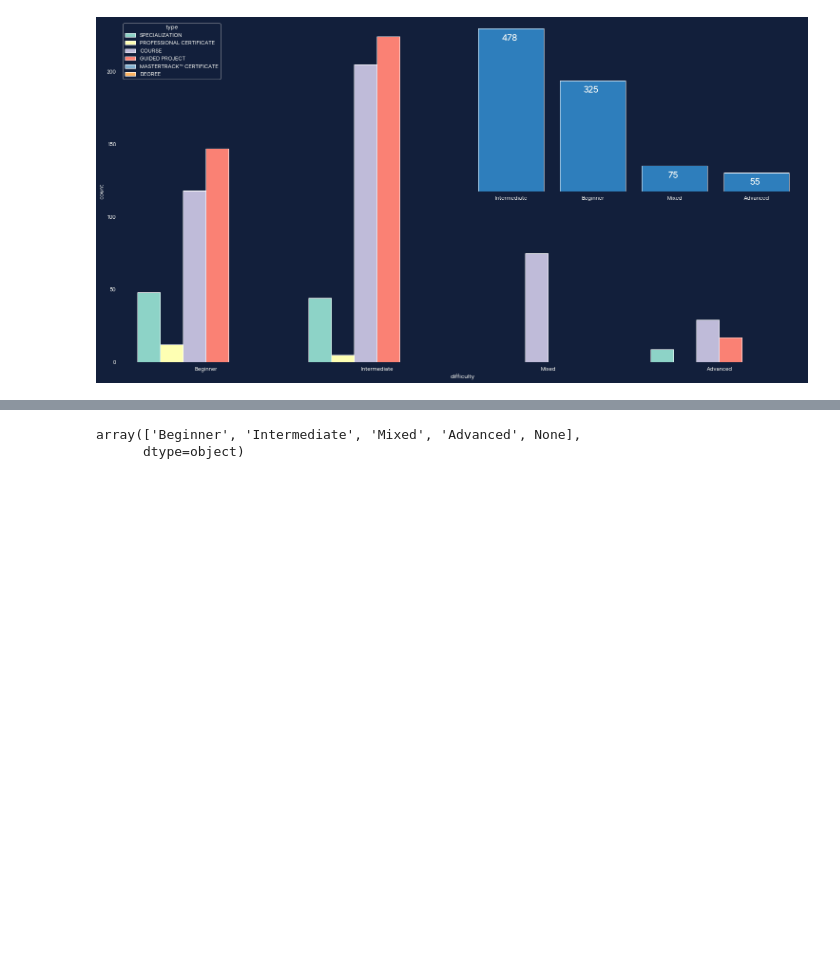
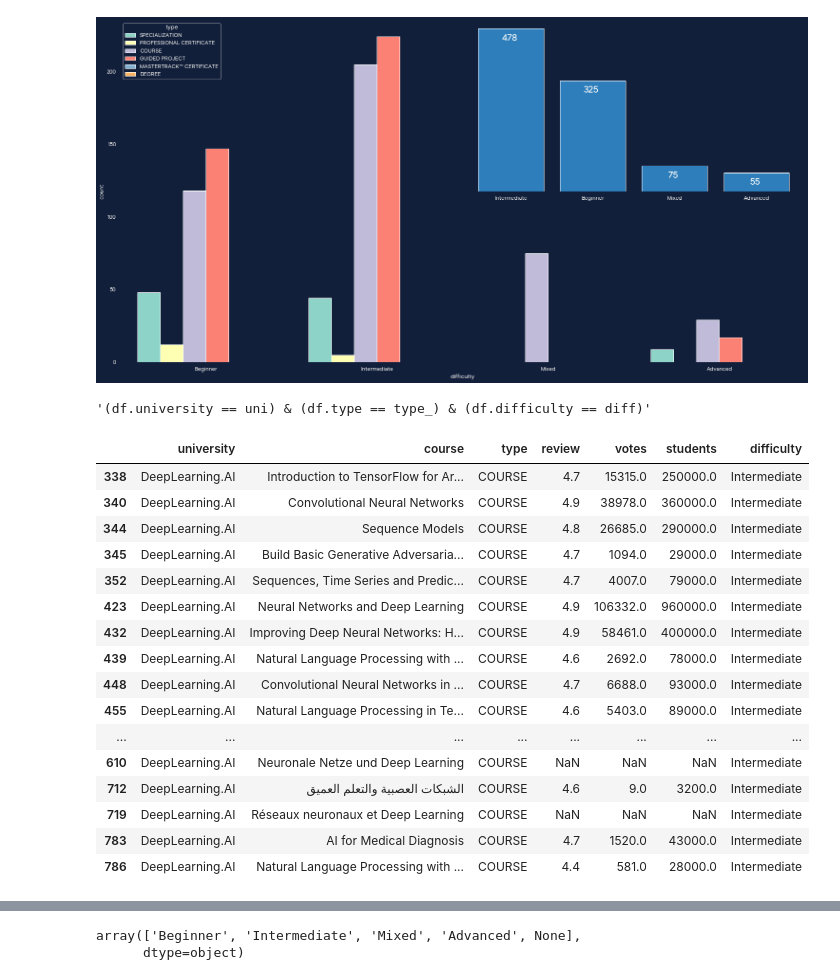
Before and after one commit to AayushSameerShah/CourseraAnalysis_with_Flask, a Jupyter notebook: TextGraphs.ipynb, the cells around one changed output, grey strips where cells are left out. Saved outputs shown, nothing was run; the diff lists cells and outputs as text; code cells hidden in the pictures; blank space fills up the shorter version.

```diff
--- a/TextGraphs.ipynb
+++ b/TextGraphs.ipynb
@@ -202,3 +202,19 @@ plot_bar_values(plot, diff.values, xoffset= 0.38, yoffset= -35, fontdict={"fontf
 plt.savefig(savepath + 'difficulty.png', bbox_inches= 'tight', transparent= True)
 # %% [output]
 [figure]
+# %%
+uni = "DeepLearning.AI"
+type_ = 'COURSE'
+diff = 'Intermediate'
+# %%
+filter_ = '(df.university == uni)'
+if type_:
+    filter_ += ' & '
+    filter_ += '(df.type == type_)'
+if diff:
+    filter_ += ' & '
+    filter_ += '(df.difficulty == diff)'
+
+filter_
+# %% [output]
+'(df.university == uni) & (df.type == type_) & (df.difficulty == diff)'
@@ -204,0 +223,20 @@ plt.savefig(savepath + 'difficulty.png', bbox_inches= 'tight', transparent= True
+# %%
+hey
+# %% [output]
+|  | university | course | type | review | votes | students | difficulty |
+| 338 | DeepLearning.AI | Introduction to TensorFlow for Ar... | COURSE | 4.7 | 15315.0 | 250000.0 | Intermediate |
+| 340 | DeepLearning.AI | Convolutional Neural Networks | COURSE | 4.9 | 38978.0 | 360000.0 | Intermediate |
+| 344 | DeepLearning.AI | Sequence Models | COURSE | 4.8 | 26685.0 | 290000.0 | Intermediate |
+| 345 | DeepLearning.AI | Build Basic Generative Adversaria... | COURSE | 4.7 | 1094.0 | 29000.0 | Intermediate |
+| 352 | DeepLearning.AI | Sequences, Time Series and Predic... | COURSE | 4.7 | 4007.0 | 79000.0 | Intermediate |
+| 423 | DeepLearning.AI | Neural Networks and Deep Learning | COURSE | 4.9 | 106332.0 | 960000.0 | Intermediate |
+| 432 | DeepLearning.AI | Improving Deep Neural Networks: H... | COURSE | 4.9 | 58461.0 | 400000.0 | Intermediate |
+| 439 | DeepLearning.AI | Natural Language Processing with ... | COURSE | 4.6 | 2692.0 | 78000.0 | Intermediate |
+| 448 | DeepLearning.AI | Convolutional Neural Networks in ... | COURSE | 4.7 | 6688.0 | 93000.0 | Intermediate |
+| 455 | DeepLearning.AI | Natural Language Processing in Te... | COURSE | 4.6 | 5403.0 | 89000.0 | Intermediate |
+| ... | ... | ... | ... | ... | ... | ... | ... |
+| 610 | DeepLearning.AI | Neuronale Netze und Deep Learning | COURSE | NaN | NaN | NaN | Intermediate |
+| 712 | DeepLearning.AI | الشبكات العصبية والتعلم العميق | COURSE | 4.6 | 9.0 | 3200.0 | Intermediate |
+| 719 | DeepLearning.AI | Réseaux neuronaux et Deep Learning | COURSE | NaN | NaN | NaN | Intermediate |
+| 783 | DeepLearning.AI | AI for Medical Diagnosis | COURSE | 4.7 | 1520.0 | 43000.0 | Intermediate |
+| 786 | DeepLearning.AI | Natural Language Processing with ... | COURSE | 4.4 | 581.0 | 28000.0 | Intermediate |
```
Also changed, not shown: parts of 7 cells of this notebook, 30 other files.
